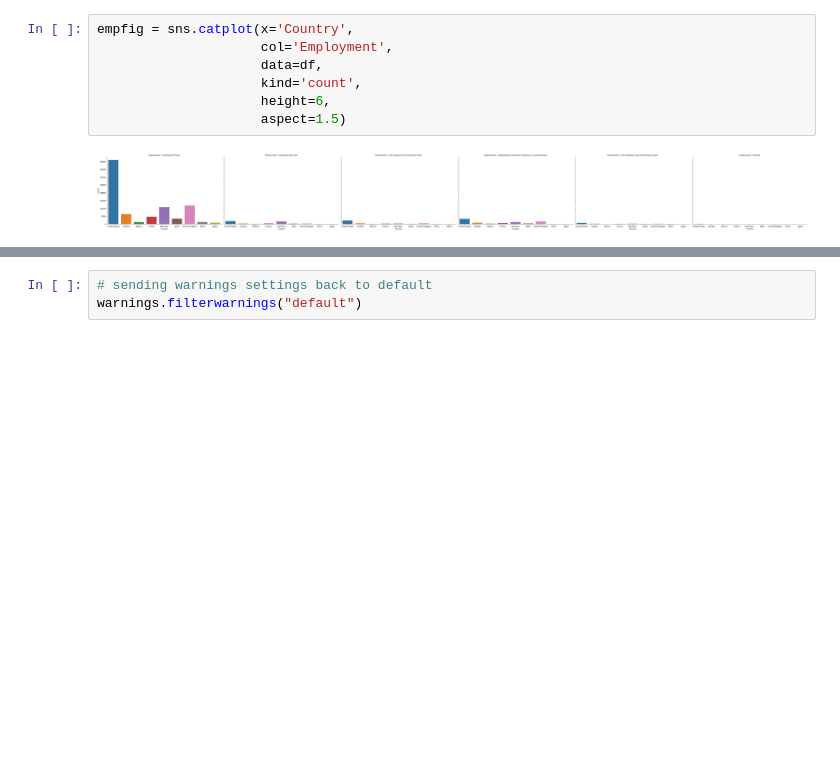
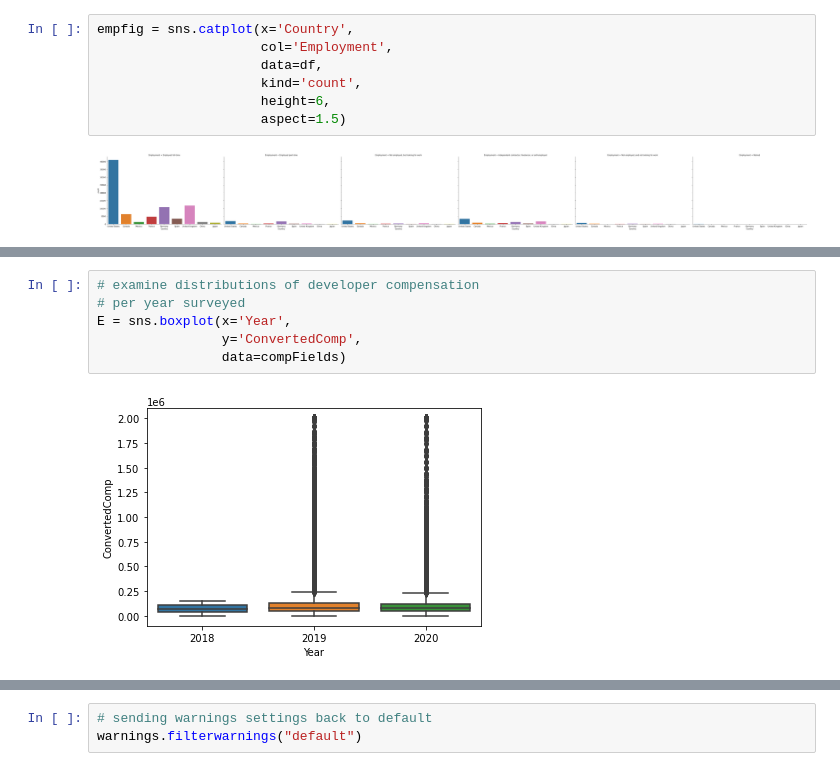
Before and after one commit to roberthallds/PersonalProjects, a Jupyter notebook: Handling Missing StackOverflow Data/Project.ipynb, the cells around one changed output, grey strips where cells are left out. Drawn from its saved outputs; the diff is of its cells as text; blank space fills up the shorter version.

```diff
--- a/Handling Missing StackOverflow Data/Project.ipynb
+++ b/Handling Missing StackOverflow Data/Project.ipynb
@@ -146,0 +178,8 @@ empfig = sns.catplot(x='Country',
+# %%
+# examine distributions of developer compensation
+# per year surveyed
+E = sns.boxplot(x='Year',
+                y='ConvertedComp',
+                data=compFields)
+# %% [output]
+[figure, added]
```
Also changed, not shown: parts of 5 cells of this notebook.
